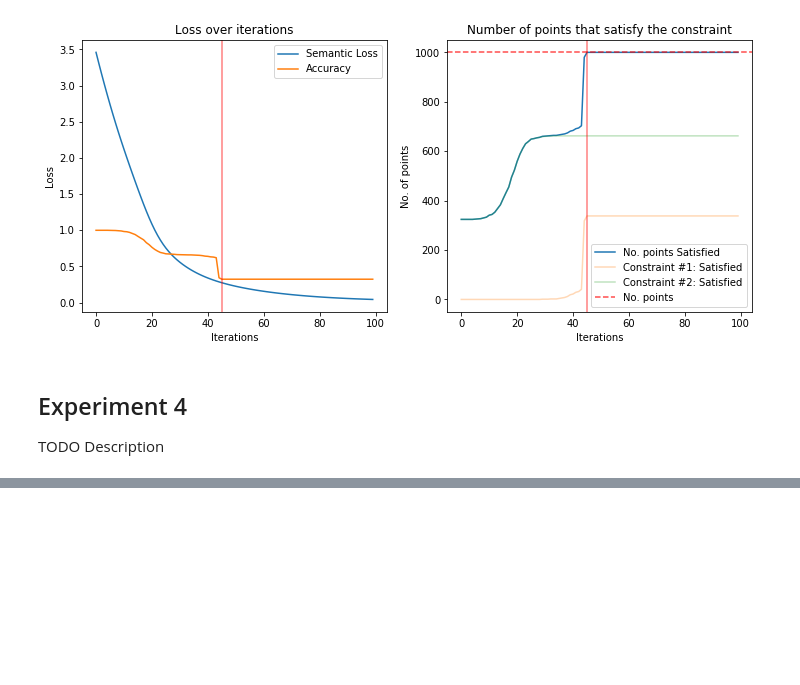
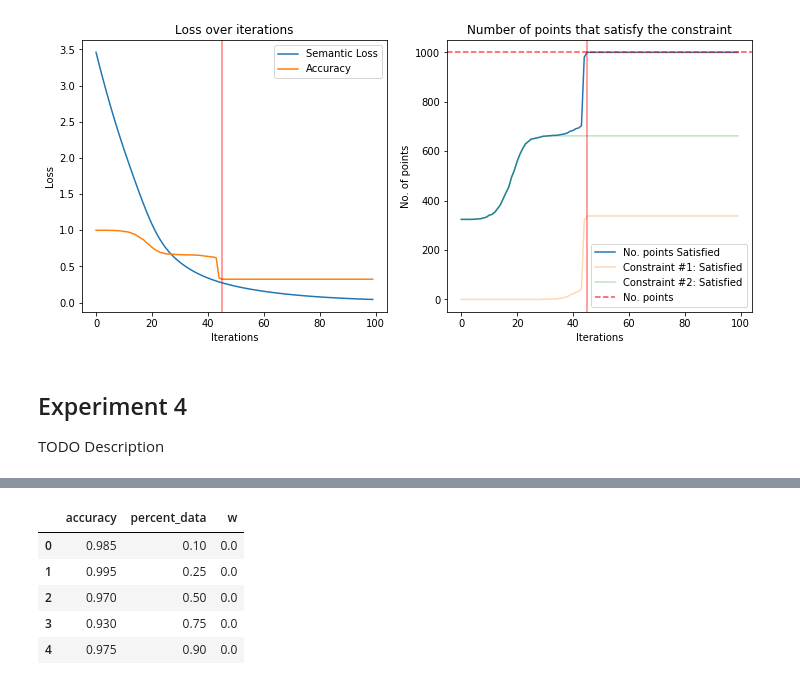
Before and after one commit to samarthbhargav/symstat, a Jupyter notebook: gaussian_blobs.ipynb, the cells around one changed output, grey strips where cells are left out. Drawn from its saved outputs; the diff is of its cells as text; code cells hidden in the pictures; blank space fills up the shorter version.

```diff
--- a/gaussian_blobs.ipynb
+++ b/gaussian_blobs.ipynb
@@ -610,0 +637,22 @@ N points: 720, w:2, Best Val Accuracy: 0.6125, Accuracy: 0.555
+# %%
+with open("./gauss_blobs_results.json") as reader:
+    results = json.load(reader)
+
+rows = []
+for r in results:
+    rows.append({
+        "percent_data" : r["params"]["percent_data"],
+        "w": r["params"]["w"],
+        "accuracy": r["results"]["accuracy"]
+    })
+
+df = pd.DataFrame(rows)
+
+df.head()
+# %% [output]
+|  | accuracy | percent_data | w |
+| 0 | 0.985 | 0.10 | 0.0 |
+| 1 | 0.995 | 0.25 | 0.0 |
+| 2 | 0.970 | 0.50 | 0.0 |
+| 3 | 0.930 | 0.75 | 0.0 |
+| 4 | 0.975 | 0.90 | 0.0 |
```
Also changed, not shown: parts of 5 cells of this notebook, 1 other file.
